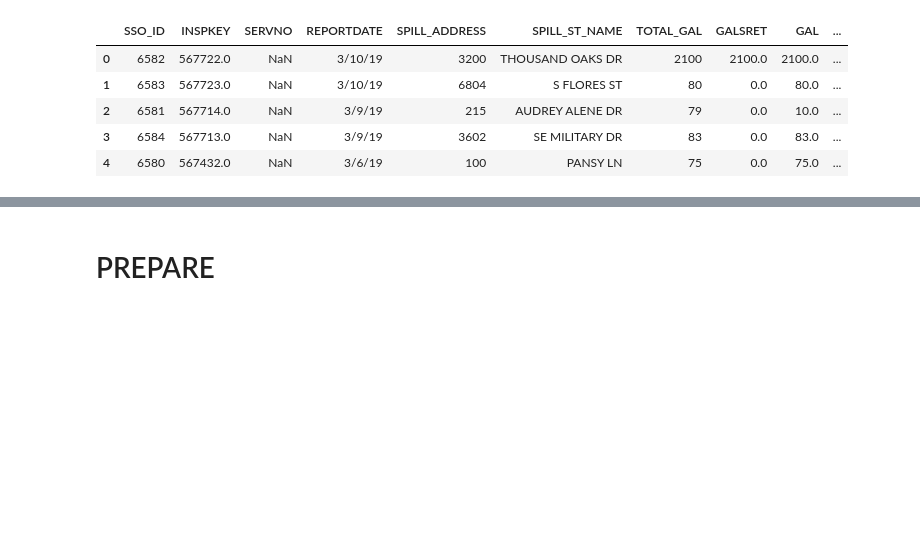
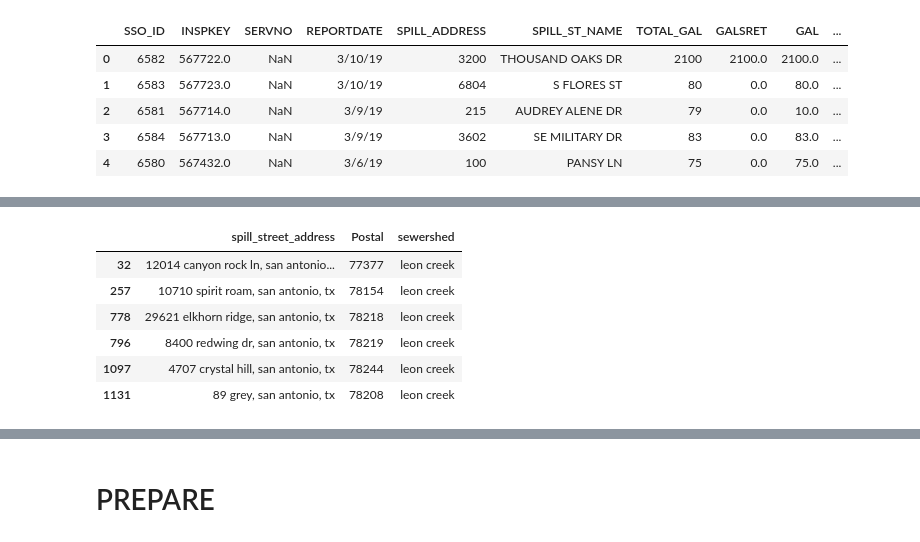
Before and after one commit to codeupada1/san-antonio-datathon-2019, a Jupyter notebook: ssg-notebook.ipynb, the cells around one changed output, grey strips where cells are left out. Cells and saved outputs as stored; diff of their text form; code cells hidden in the pictures; blank space fills up the shorter version.

```diff
--- a/ssg-notebook.ipynb
+++ b/ssg-notebook.ipynb
@@ -78,0 +142,10 @@ Name: WATERSHED, dtype: int64
+# %%
+temp[temp['sewershed']=='leon creek']
+# %% [output]
+|  | spill_street_address | Postal | sewershed |
+| 32 | 12014 canyon rock ln, san antonio... | 77377 | leon creek |
+| 257 | 10710 spirit roam, san antonio, tx | 78154 | leon creek |
+| 778 | 29621 elkhorn ridge, san antonio, tx | 78218 | leon creek |
+| 796 | 8400 redwing dr, san antonio, tx | 78219 | leon creek |
+| 1097 | 4707 crystal hill, san antonio, tx | 78244 | leon creek |
+| 1131 | 89 grey, san antonio, tx | 78208 | leon creek |
```
Also changed, not shown: parts of 9 cells of this notebook, 1 other file.
